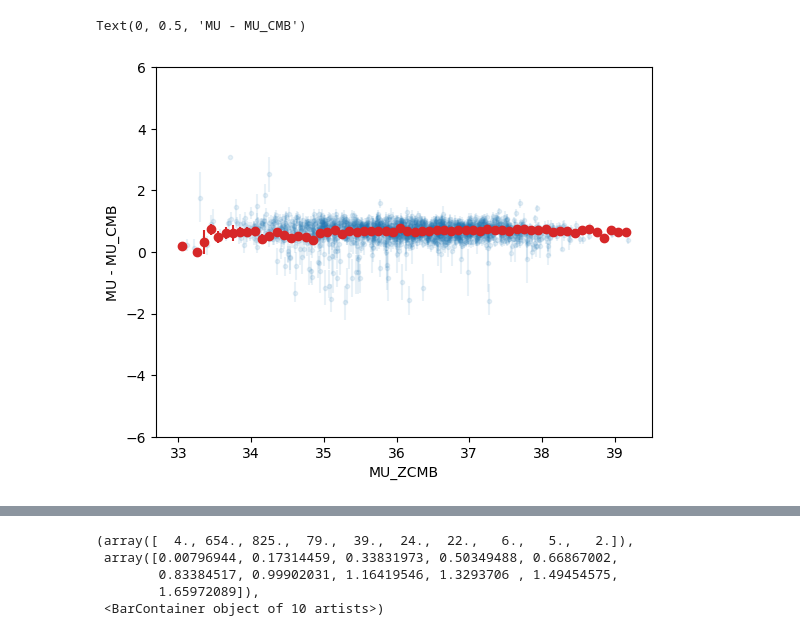
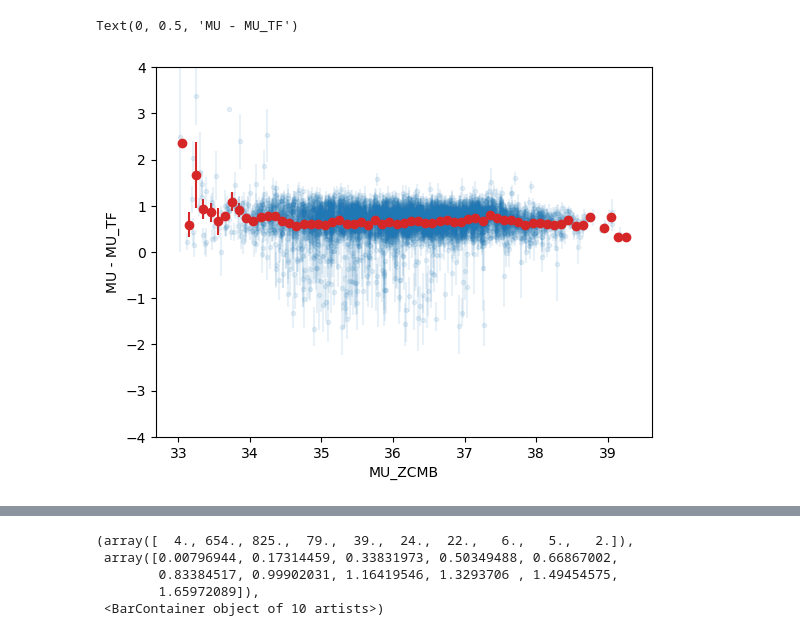
Before and after one commit to AlexGKim/TFPV, a Jupyter notebook: nb/FitResults.ipynb, the cells around one changed output, grey strips where cells are left out. Cells and saved outputs as stored; diff of their text form; code cells hidden in the pictures.

```diff
--- a/nb/FitResults.ipynb
+++ b/nb/FitResults.ipynb
@@ -70,6 +70,7 @@ def profile_histogram(x, y, xbins, yerr=None, weights=None, median=False, weight
 # df = df[df["MU_ALEX_ERR"] < 1]
 # %%
 # df_c = pandas.read_pickle("/Users/akim/Projects/TFPV/data_fit/clustered/DESI-DR1_TF_pv_cat_v13_cut.pkl")
-df = pandas.read_pickle("/Users/akim/Projects/TFPV/data_fit/unclustered/DESI-DR1_TF_pv_cat_v13_cut.pkl")
+df = pandas.read_pickle("/Users/akim/Projects/TFPV/data_fit/unclustered/DESI-DR1_TF_pv_cat_v14_cut.pkl")
+df = df[df['MAIN']]
 print(df.shape)
 # %% [output]
@@ -142,15 +179,15 @@ Text(0, 0.5, 'MU_ALEX - MU_TF')
 # %%
 mubins = numpy.arange(33,39.5,0.1)
 muc = 0.5*(mubins[1:] + mubins[:-1])
 dmu = 0.5*numpy.diff(mubins)
 
-_, deltamu_avg, deltamu_std = profile_histogram(df['MU_TF'], df["MU_ALEX"]-df['MU_TF'], mubins)
+_, deltamu_avg, deltamu_std = profile_histogram(df['MU_ZCMB'], df["MU_ALEX"]-df['MU_TF'], mubins)
 plt.errorbar(df["MU_ZCMB"], df["MU_ALEX_50"]-df['MU_TF'],[df["MU_ALEX_50"]-df["MU_ALEX_32"],df["MU_ALEX_68"]-df["MU_ALEX_50"]], fmt='.',label="MU_ALEX",alpha=0.1)
 plt.errorbar(muc, deltamu_avg, xerr=dmu, yerr=deltamu_std, fmt='o', color='tab:red')
 
-plt.ylim((-6,6))
+plt.ylim((-4,4))
 plt.xlabel("MU_ZCMB")
-plt.ylabel("MU - MU_CMB")
+plt.ylabel("MU - MU_TF")
 # %% [output]
-Text(0, 0.5, 'MU - MU_CMB')
+Text(0, 0.5, 'MU - MU_TF')
-[figure, old version]
+[figure, new version]
```
Also changed, not shown: parts of 12 cells of this notebook, 3 other files.
